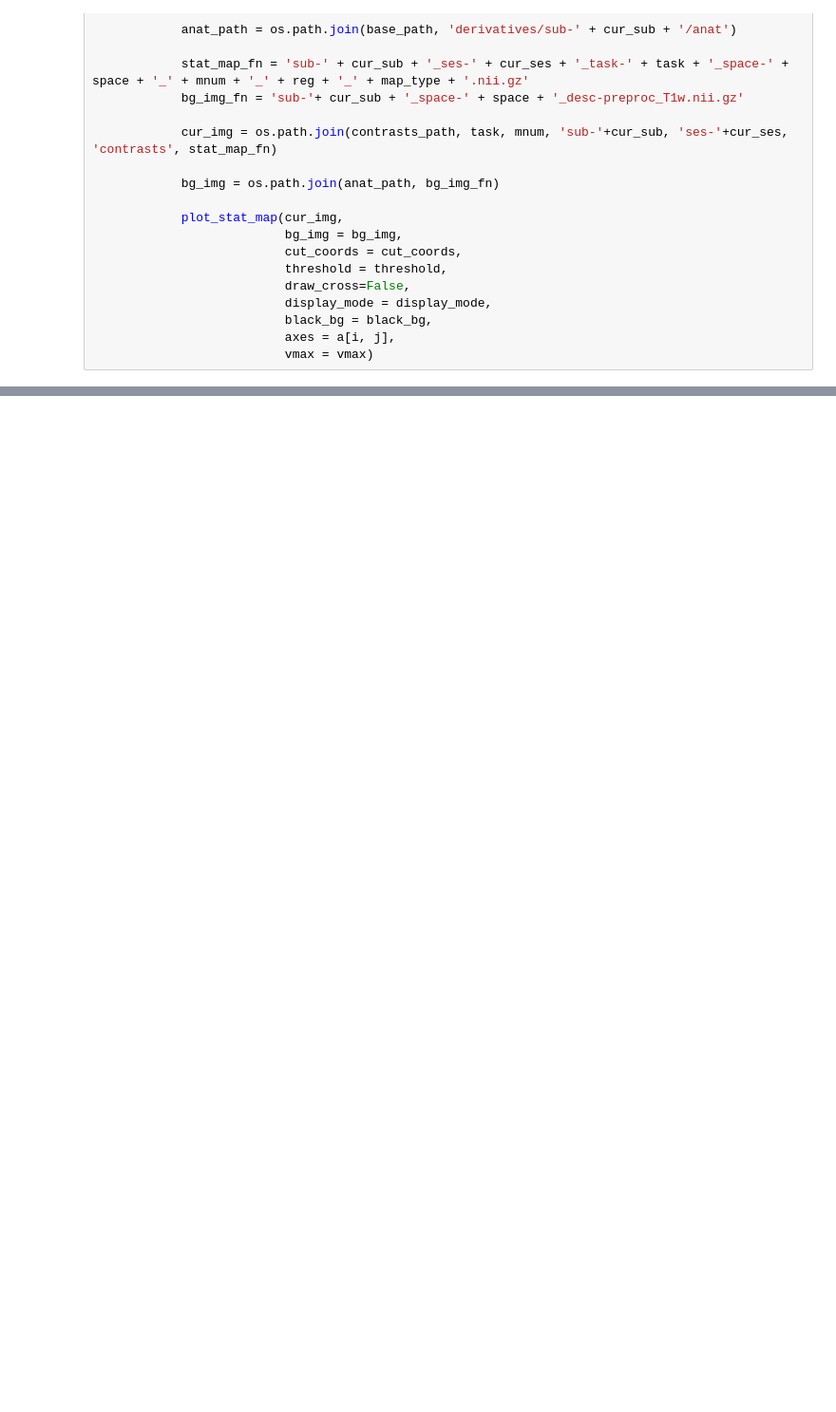
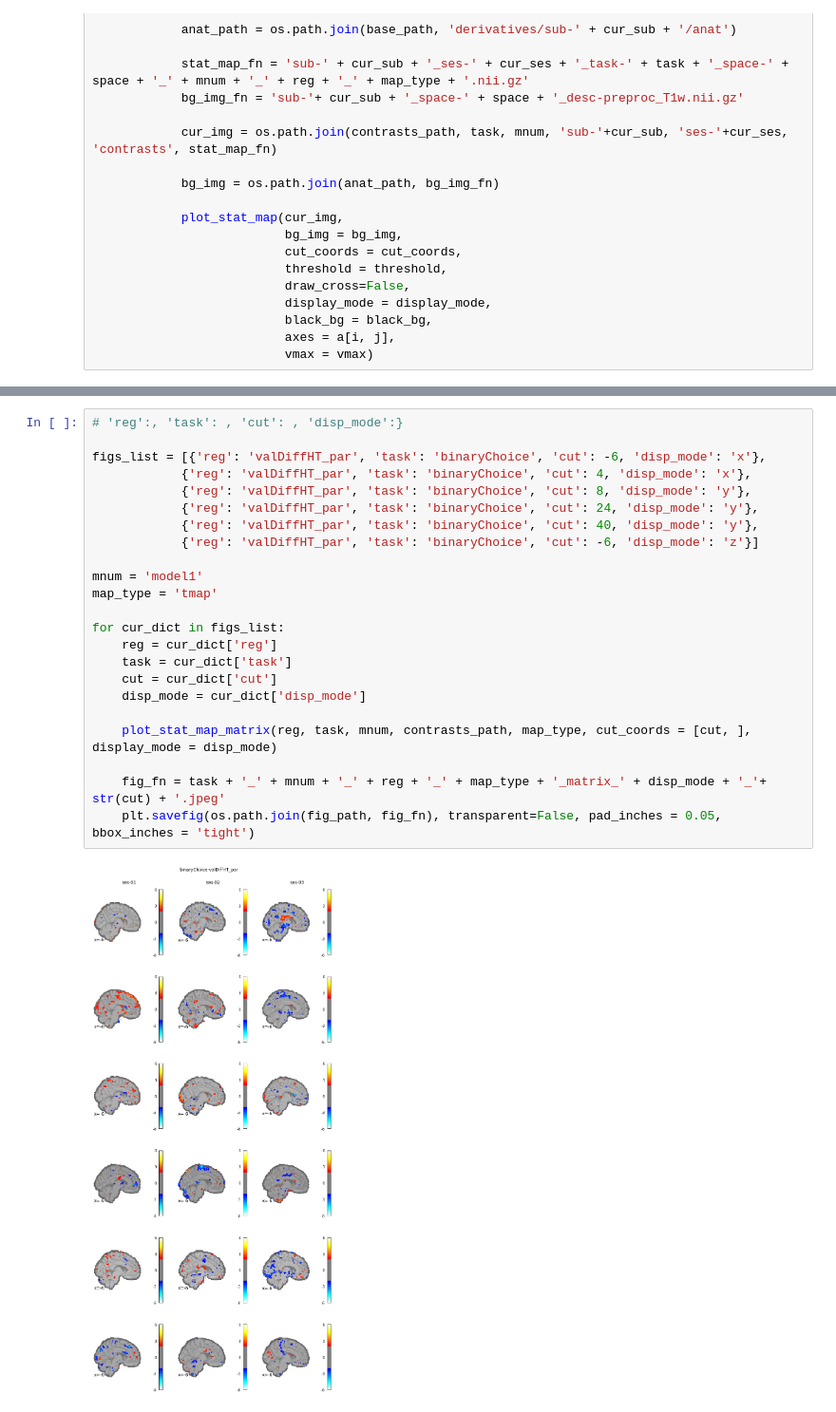
Before and after one commit to zenkavi/NovelVsRepeated, a Jupyter notebook: fmri/sandbox.ipynb, the cells around one changed output, grey strips where cells are left out. Shown at 95% size. Cells and saved outputs as stored; diff of their text form; blank space fills up the shorter version.

Commit message:
adde more figures

```diff
--- a/fmri/sandbox.ipynb
+++ b/fmri/sandbox.ipynb
@@ -90,0 +95,25 @@ NameError: name 'mnum' is not defined
+# %%
+# 'reg':, 'task': , 'cut': , 'disp_mode':}
+
+figs_list = [{'reg': 'valDiffHT_par', 'task': 'binaryChoice', 'cut': -6, 'disp_mode': 'x'},
+            {'reg': 'valDiffHT_par', 'task': 'binaryChoice', 'cut': 4, 'disp_mode': 'x'},
+            {'reg': 'valDiffHT_par', 'task': 'binaryChoice', 'cut': 8, 'disp_mode': 'y'},
+            {'reg': 'valDiffHT_par', 'task': 'binaryChoice', 'cut': 24, 'disp_mode': 'y'},
+            {'reg': 'valDiffHT_par', 'task': 'binaryChoice', 'cut': 40, 'disp_mode': 'y'},
+            {'reg': 'valDiffHT_par', 'task': 'binaryChoice', 'cut': -6, 'disp_mode': 'z'}]
+
+mnum = 'model1'
+map_type = 'tmap'
+
+for cur_dict in figs_list:
+    reg = cur_dict['reg']
+    task = cur_dict['task']
+    cut = cur_dict['cut']
+    disp_mode = cur_dict['disp_mode']
+
+    plot_stat_map_matrix(reg, task, mnum, contrasts_path, map_type, cut_coords = [cut, ], display_mode = disp_mode)
+
+    fig_fn = task + '_' + mnum + '_' + reg + '_' + map_type + '_matrix_' + disp_mode + '_'+ str(cut) + '.jpeg'
+    plt.savefig(os.path.join(fig_path, fig_fn), transparent=False, pad_inches = 0.05, bbox_inches = 'tight')
+# %% [output]
+[figure, added]
```
Also changed, not shown: parts of 9 cells of this notebook, 25 other files.
